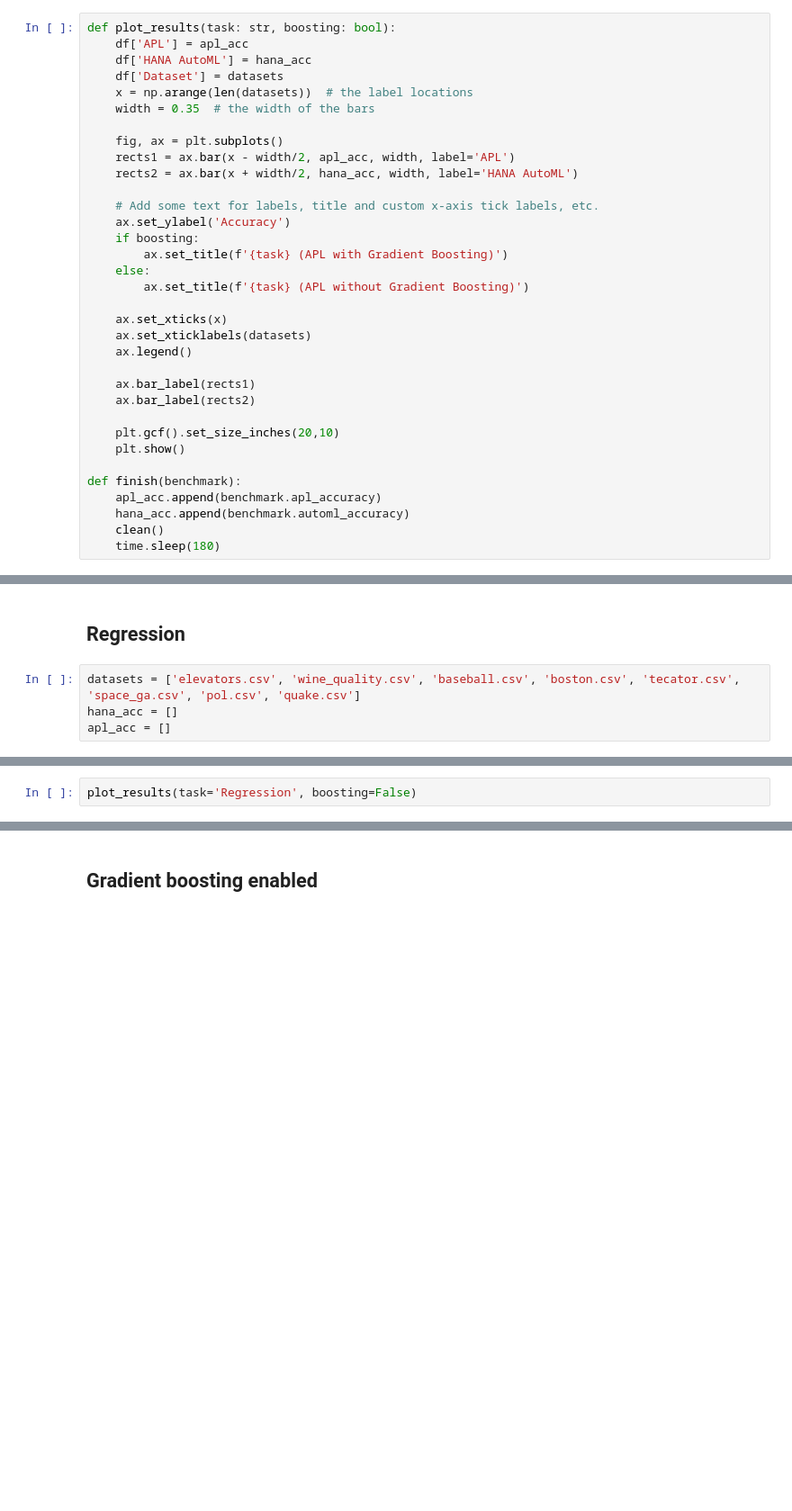
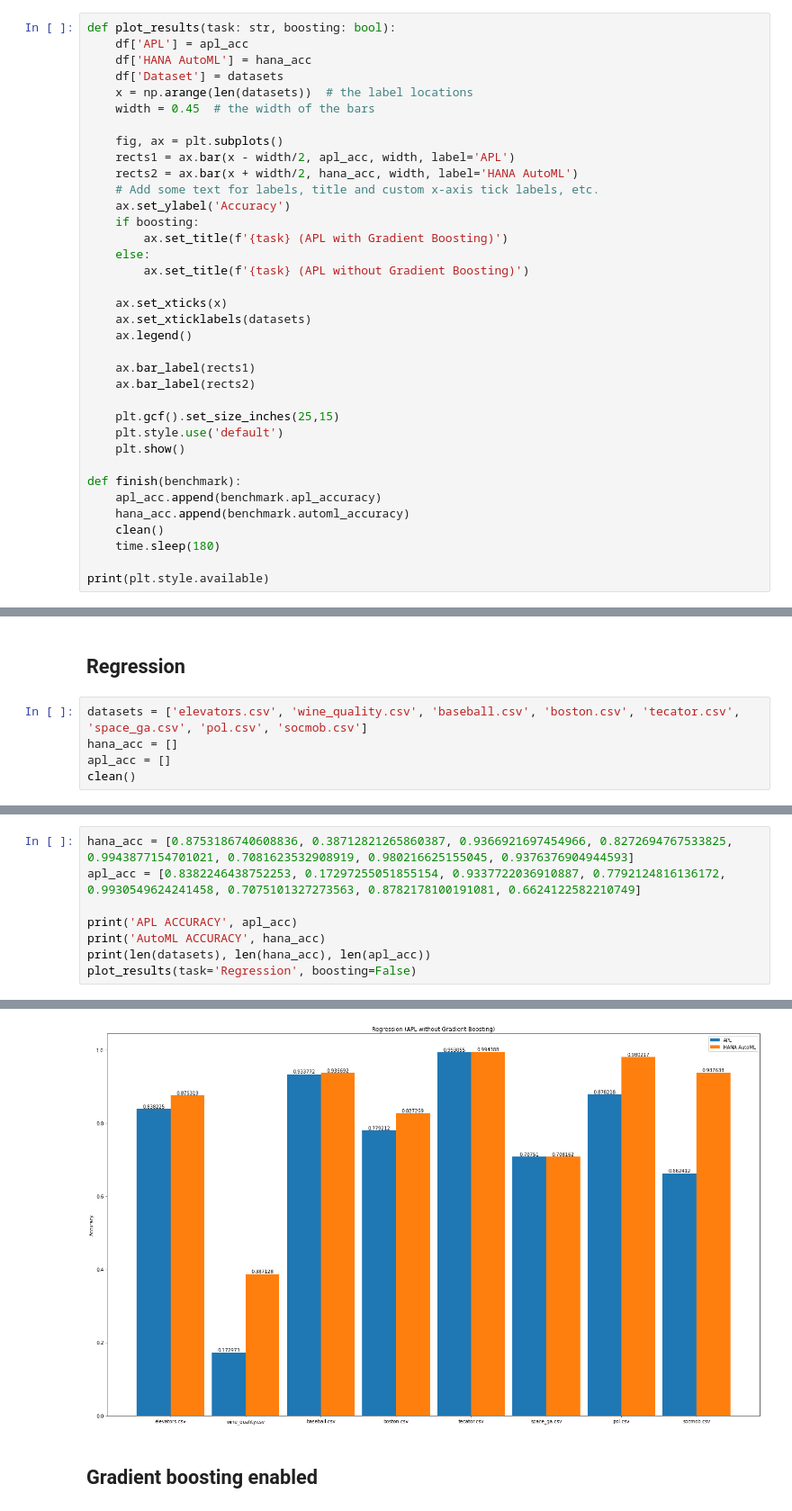
Before and after one commit to dan0nchik/SAP-HANA-AutoML, a Jupyter notebook: comparison_openml.ipynb, the cells around one changed output, grey strips where cells are left out. Shown: that part at 90% size. Cells and saved outputs as stored; diff of their text form; blank space fills up the shorter version.

```diff
--- a/comparison_openml.ipynb
+++ b/comparison_openml.ipynb
@@ -27,12 +29,11 @@ def plot_results(task: str, boosting: bool):
     df['HANA AutoML'] = hana_acc
     df['Dataset'] = datasets
     x = np.arange(len(datasets))  # the label locations
-    width = 0.35  # the width of the bars
+    width = 0.45  # the width of the bars
 
     fig, ax = plt.subplots()
     rects1 = ax.bar(x - width/2, apl_acc, width, label='APL')
     rects2 = ax.bar(x + width/2, hana_acc, width, label='HANA AutoML')
-
     # Add some text for labels, title and custom x-axis tick labels, etc.
     ax.set_ylabel('Accuracy')
     if boosting:
@@ -47,7 +48,8 @@ def plot_results(task: str, boosting: bool):
     ax.bar_label(rects1)
     ax.bar_label(rects2)
 
-    plt.gcf().set_size_inches(20,10)
+    plt.gcf().set_size_inches(25,15)
+    plt.style.use('default')
     plt.show()
 
 def finish(benchmark):
@@ -55,3 +57,5 @@ def finish(benchmark):
     hana_acc.append(benchmark.automl_accuracy)
     clean()
     time.sleep(180)
+
+print(plt.style.available)
@@ -107,6 +107,7 @@ plot_results(task='Classification', boosting=GRADIENT)
 # %% [markdown]
 ## Regression
 # %%
-datasets = ['elevators.csv', 'wine_quality.csv', 'baseball.csv', 'boston.csv', 'tecator.csv', 'space_ga.csv', 'pol.csv', 'quake.csv']
+datasets = ['elevators.csv', 'wine_quality.csv', 'baseball.csv', 'boston.csv', 'tecator.csv', 'space_ga.csv', 'pol.csv', 'socmob.csv']
 hana_acc = []
 apl_acc = []
+clean()
@@ -140,2 +246,9 @@ finish(b)
 # %%
+hana_acc = [0.8753186740608836, 0.38712821265860387, 0.9366921697454966, 0.8272694767533825, 0.9943877154701021, 0.7081623532908919, 0.980216625155045, 0.9376376904944593]
+apl_acc = [0.8382246438752253, 0.17297255051855154, 0.9337722036910887, 0.7792124816136172, 0.9930549624241458, 0.7075101327273563, 0.8782178100191081, 0.6624122582210749]
+
+print('APL ACCURACY', apl_acc)
+print('AutoML ACCURACY', hana_acc)
+print(len(datasets), len(hana_acc), len(apl_acc))
 plot_results(task='Regression', boosting=False)
+# %% [output]
@@ -142,3 +258,4 @@ plot_results(task='Regression', boosting=False)
+[figure, added]
 # %% [markdown]
 ## Gradient boosting enabled
 # %% [markdown]
```
Also changed, not shown: parts of 23 cells of this notebook, 12 other files.
